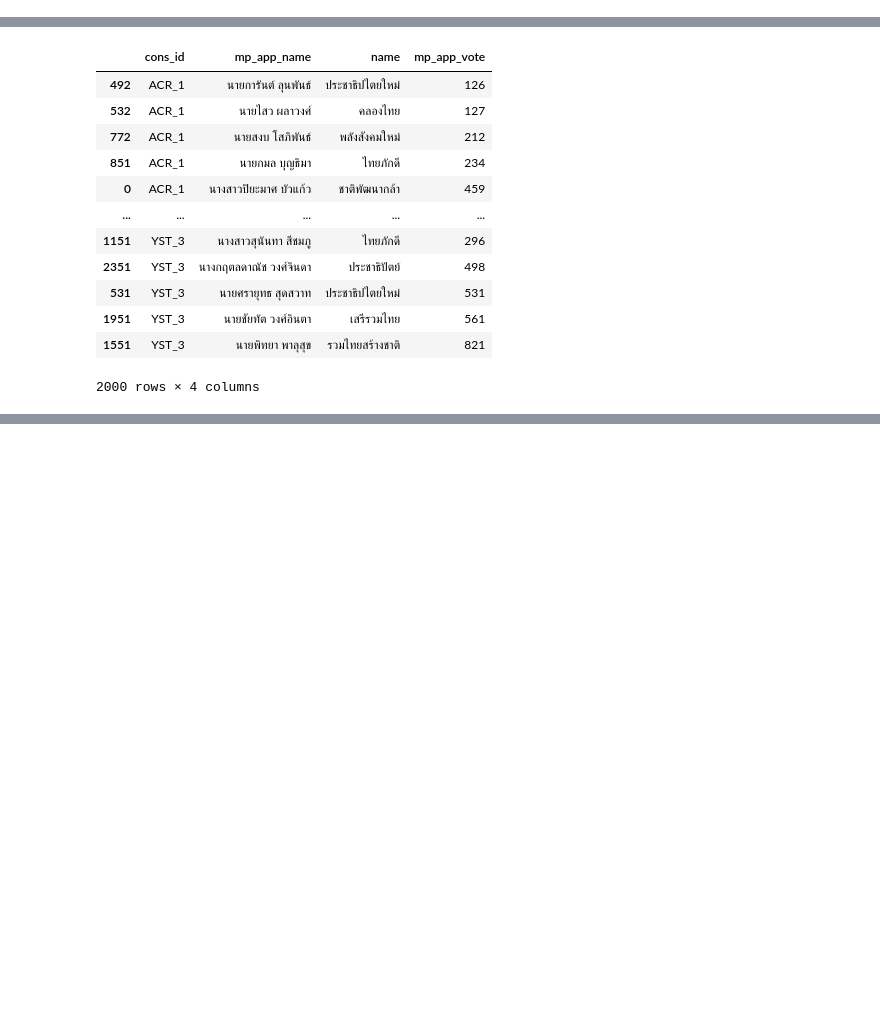
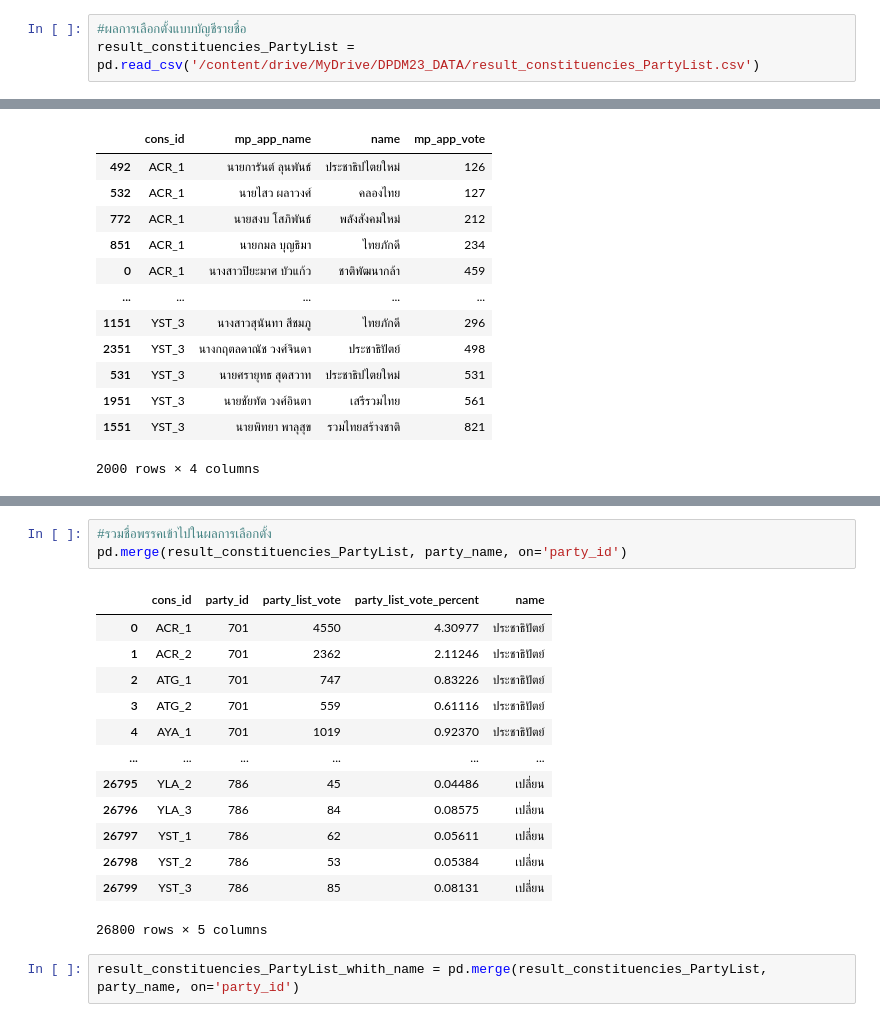
Before and after one commit to ThunchanokChai/DPDM2023, a Jupyter notebook: midterm_dpdm2023.ipynb, the cells around one changed output, grey strips where cells are left out. Drawn from its saved outputs; the diff is of its cells as text; blank space fills up the shorter version.

```diff
--- a/midterm_dpdm2023.ipynb
+++ b/midterm_dpdm2023.ipynb
@@ -34,4 +35,7 @@ result_constituencies_Candidate = pd.read_csv('/content/drive/MyDrive/DPDM23_DAT
 Candidate_Constituency = pd.read_csv('/content/drive/MyDrive/DPDM23_DATA/Candidate_Constituency.csv') #ข้อมูลผู้สมัครแบ่งเขต
 # %%
 info_party= pd.read_csv('/content/drive/MyDrive/DPDM23_DATA/info_party_overview.csv') #ข้อมูลพรรค
+# %%
+#ผลการเลือกตั้งแบบบัญชีรายชื่อ
+result_constituencies_PartyList = pd.read_csv('/content/drive/MyDrive/DPDM23_DATA/result_constituencies_PartyList.csv')
 # %% [markdown]
@@ -292,0 +342,19 @@ Ans_Q2
+# %%
+#รวมชื่อพรรคเข้าไปในผลการเลือกตั้ง
+pd.merge(result_constituencies_PartyList, party_name, on='party_id')
+# %% [output]
+|  | cons_id | party_id | party_list_vote | party_list_vote_percent | name |
+| 0 | ACR_1 | 701 | 4550 | 4.30977 | ประชาธิปัตย์ |
+| 1 | ACR_2 | 701 | 2362 | 2.11246 | ประชาธิปัตย์ |
+| 2 | ATG_1 | 701 | 747 | 0.83226 | ประชาธิปัตย์ |
+| 3 | ATG_2 | 701 | 559 | 0.61116 | ประชาธิปัตย์ |
+| 4 | AYA_1 | 701 | 1019 | 0.92370 | ประชาธิปัตย์ |
+| ... | ... | ... | ... | ... | ... |
+| 26795 | YLA_2 | 786 | 45 | 0.04486 | เปลี่ยน |
+| 26796 | YLA_3 | 786 | 84 | 0.08575 | เปลี่ยน |
+| 26797 | YST_1 | 786 | 62 | 0.05611 | เปลี่ยน |
+| 26798 | YST_2 | 786 | 53 | 0.05384 | เปลี่ยน |
+| 26799 | YST_3 | 786 | 85 | 0.08131 | เปลี่ยน |
+26800 rows × 5 columns
+# %%
+result_constituencies_PartyList_whith_name = pd.merge(result_constituencies_PartyList, party_name, on='party_id')
```
Also changed, not shown: parts of 26 cells of this notebook.
